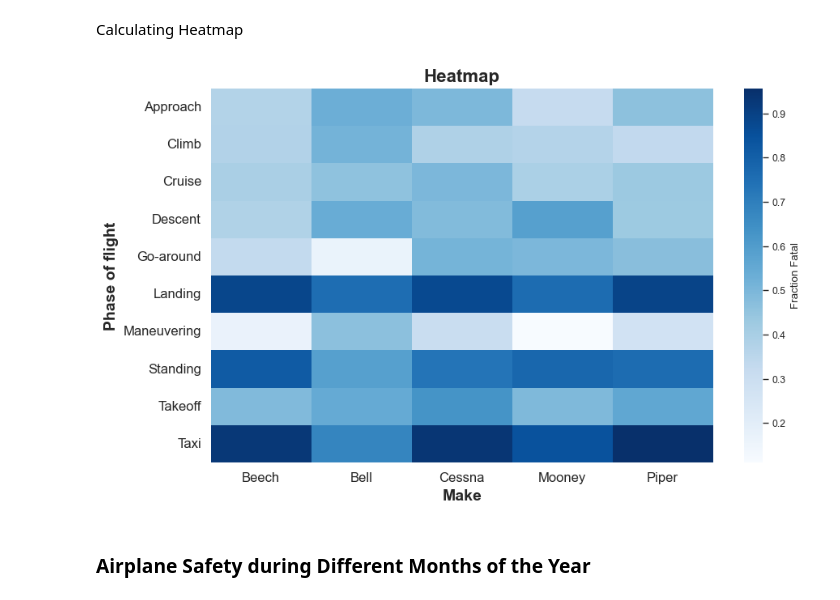
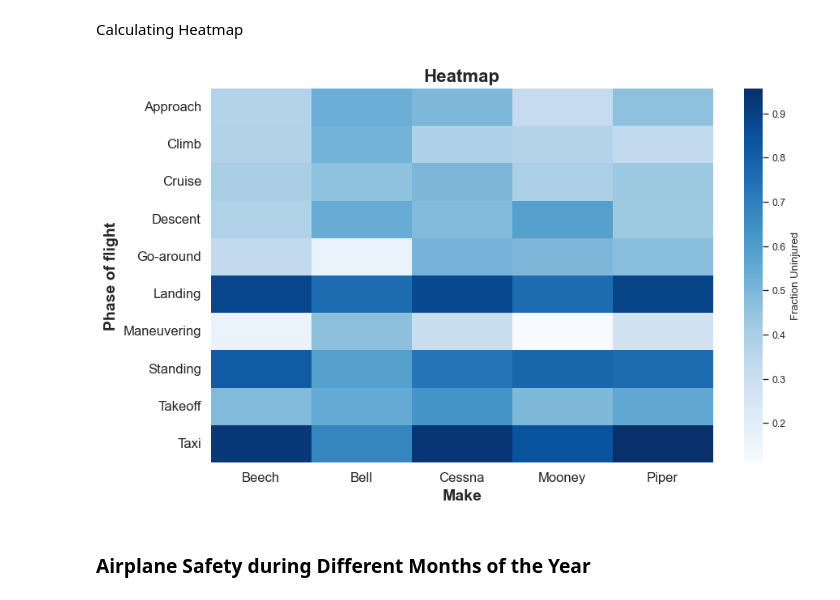
Before and after one commit to jgoett2/Phase1-Airplane-Zach-Jeff, a Jupyter notebook: AirplaneProject.ipynb, the cells around one changed output. Saved outputs shown, nothing was run; the diff lists cells and outputs as text; code cells hidden in the pictures.

```diff
--- a/AirplaneProject.ipynb
+++ b/AirplaneProject.ipynb
@@ -141,17 +127,17 @@ df_phases = df[df["Broad.phase.of.flight"].map(lambda x: x in phases_flight)]
 # %%
 fig, ax = plt.subplots(figsize=(10,6))
 
 
 table = pd.pivot_table(df_phases, index=['Make'],columns=['Broad.phase.of.flight'], values='Fraction_uninjured').T
-sns.heatmap(table, cmap="Blues", cbar_kws={"label":"Fraction Fatal"}, ax=ax)
+sns.heatmap(table, cmap="Blues", cbar_kws={"label":"Fraction Uninjured"}, ax=ax)
 ax.set_title('Heatmap', fontsize=16, fontweight = 'bold')
 ax.tick_params(labelsize=12)
 ax.set_xlabel('Make', fontweight = 'bold', fontsize=14)
 ax.set_ylabel('Phase of flight', fontweight = 'bold', fontsize=14)
 
 fig.savefig("Images/Uninjured_Make_Phases", bbox_inches = 'tight')
 # %% [output]
-[figure, old version]
+[figure, new version]
 # %% [markdown]
 ### Airplane Safety during Different Months of the Year
 # %%
```
Also changed, not shown: parts of 2 cells of this notebook, 1 other file.
